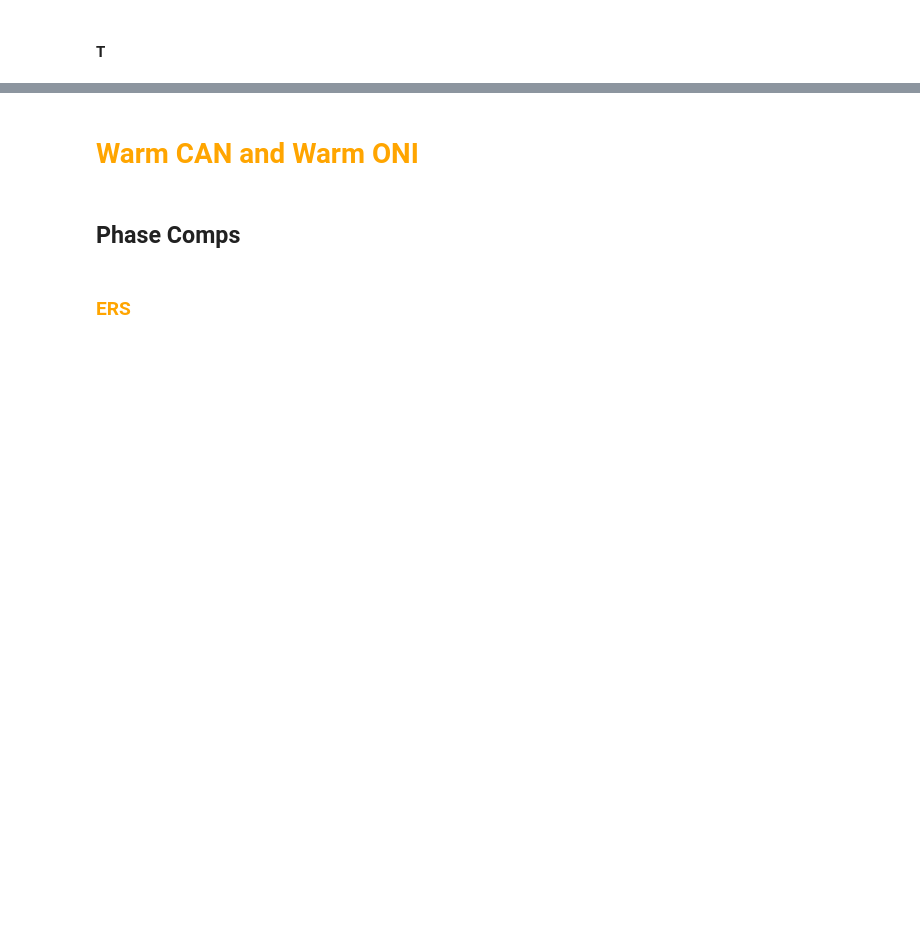
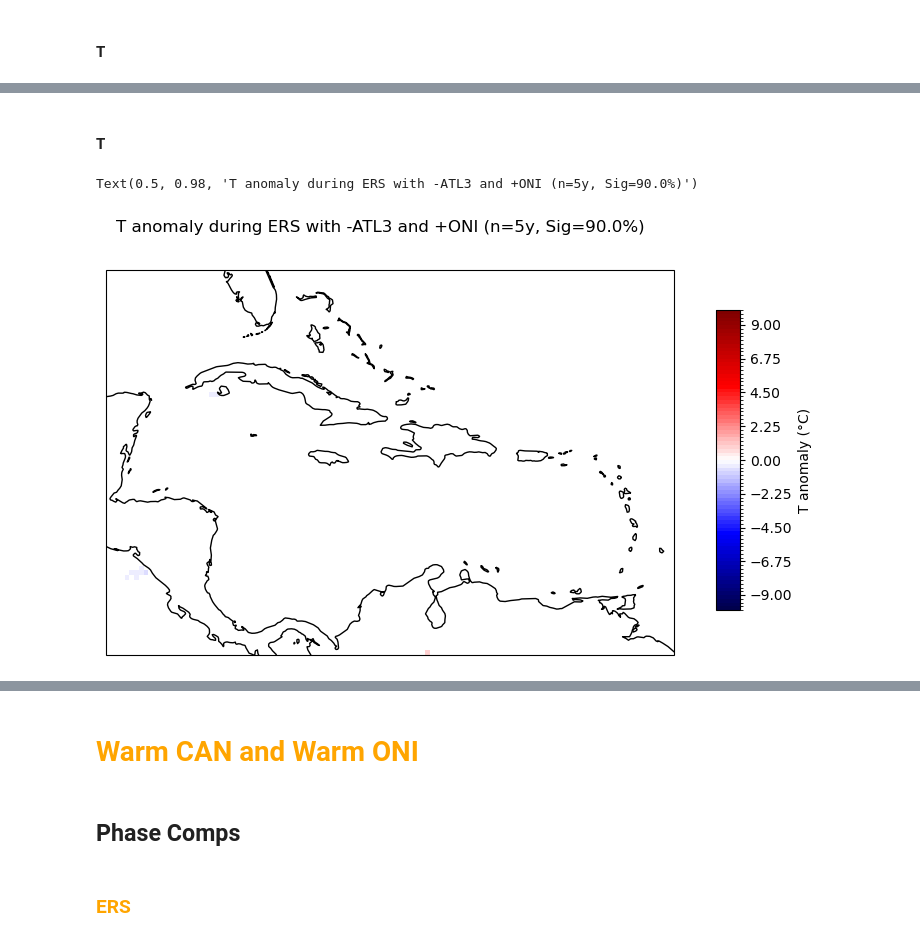
Before and after one commit to allan3prez/Caribe_Heat_AN, a Jupyter notebook: Plots/Sig_test_convolution.ipynb, the cells around one changed output, grey strips where cells are left out. Drawn from its saved outputs; the diff is of its cells as text; code cells hidden in the pictures; blank space fills up the shorter version.

```diff
--- a/Plots/Sig_test_convolution.ipynb
+++ b/Plots/Sig_test_convolution.ipynb
@@ -576,0 +681,16 @@ Text(0.5, 0.98, 'T anomaly during LRS with +ATL3 and -ONI (n=2y, Sig=90.0%)')
+# %% [markdown]
+#### T
+# %%
+ERS_T_sig_plot = ERS_T_sig.plot(figsize=(8, 5),levels=np.arange(-10, 10.25, 0.25), colors='seismic', subplot_kws={'projection': ccrs.PlateCarree()}, add_colorbar=False)
+
+
+fig = ERS_T_sig_plot.get_figure()
+cax = fig.add_axes([0.92, 0.2, 0.03, 0.6])
+
+fig.colorbar(ERS_T_sig_plot, cax=cax, label='T anomaly (°C)', orientation='vertical', extend='neither')
+
+ERS_T_sig_plot.axes.coastlines(transform=ccrs.PlateCarree())
+plt.suptitle(f'T anomaly during ERS with -ATL3 and +ONI (n={ATL3a_ONIo_ERSy.sizes['time']}y, Sig={sig_threshold*100}%)')
+# %% [output]
+Text(0.5, 0.98, 'T anomaly during ERS with -ATL3 and +ONI (n=5y, Sig=90.0%)')
+[figure, added]
```
Also changed, not shown: parts of 62 cells of this notebook, 1 other file.
